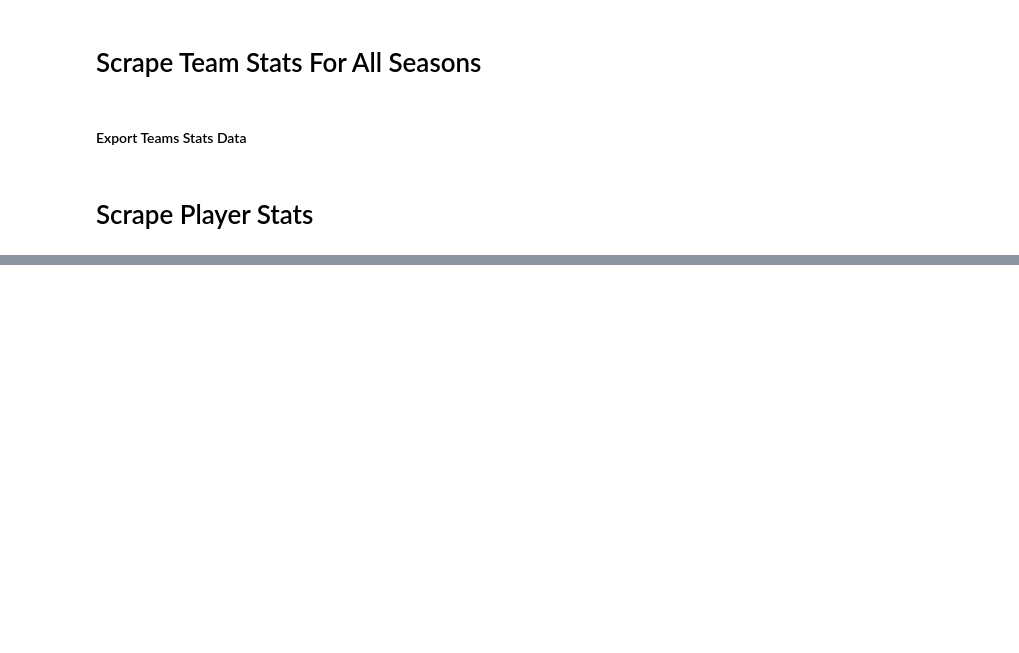
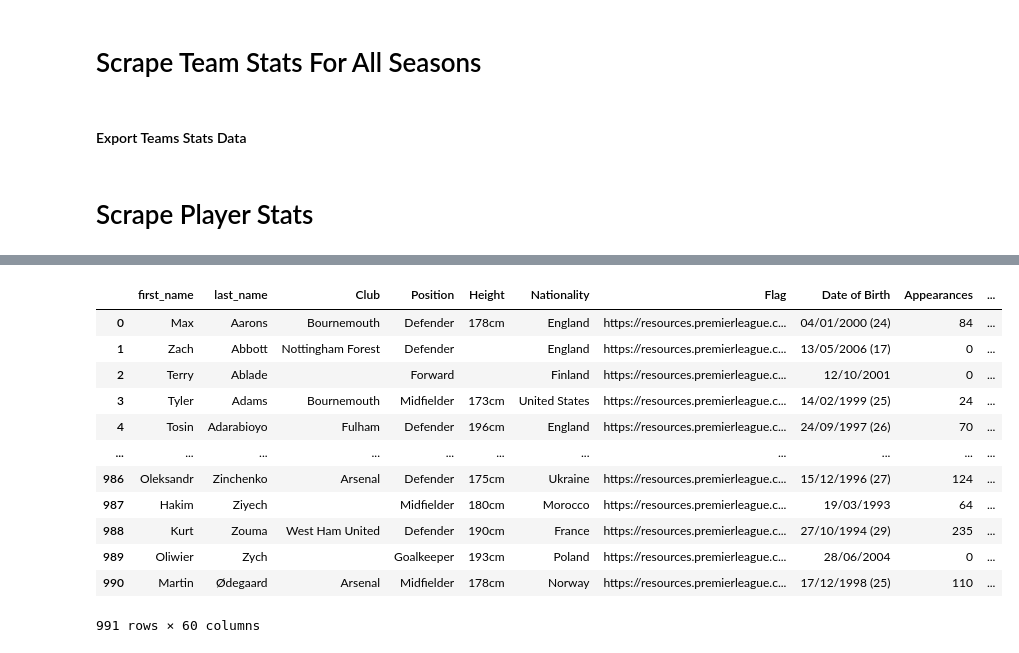
Before and after one commit to thisisgurpal/Premier-League-Analytics, a Jupyter notebook: webscrape.ipynb, the cells around one changed output, grey strips where cells are left out. Saved outputs shown, nothing was run; the diff lists cells and outputs as text; code cells hidden in the pictures; blank space fills up the shorter version.

Commit message:
scraped player stats and saved data

```diff
--- a/webscrape.ipynb
+++ b/webscrape.ipynb
@@ -996,9 +1168,9 @@ PlayerStatsScraper = PlayerStatsScraper()
 # Set url
 url = 'https://www.premierleague.com/players'
 
+# Get links
+PlayerStatsScraper.get_links(url)
+
 # Scrape player stats data
-player_stats = PlayerStatsScraper.scrape_data(url)
-
-# Save data to df
-df_player_stats = pd.DataFrame(player_stats['player_stats'])
+player_stats = PlayerStatsScraper.scrape_data()
 # %% [output]
@@ -1021,0 +1197,16 @@ Stacktrace:
+# %%
+df_player_stats
+# %% [output]
+|  | first_name | last_name | Club | Position | Height | Nationality | Flag | Date of Birth | Appearances | ... |
+| 0 | Max | Aarons | Bournemouth | Defender | 178cm | England | https://resources.premierleague.c... | 04/01/2000 (24) | 84 | ... |
+| 1 | Zach | Abbott | Nottingham Forest | Defender |  | England | https://resources.premierleague.c... | 13/05/2006 (17) | 0 | ... |
+| 2 | Terry | Ablade |  | Forward |  | Finland | https://resources.premierleague.c... | 12/10/2001 | 0 | ... |
+| 3 | Tyler | Adams | Bournemouth | Midfielder | 173cm | United States | https://resources.premierleague.c... | 14/02/1999 (25) | 24 | ... |
+| 4 | Tosin | Adarabioyo | Fulham | Defender | 196cm | England | https://resources.premierleague.c... | 24/09/1997 (26) | 70 | ... |
+| ... | ... | ... | ... | ... | ... | ... | ... | ... | ... | ... |
+| 986 | Oleksandr | Zinchenko | Arsenal | Defender | 175cm | Ukraine | https://resources.premierleague.c... | 15/12/1996 (27) | 124 | ... |
+| 987 | Hakim | Ziyech |  | Midfielder | 180cm | Morocco | https://resources.premierleague.c... | 19/03/1993 | 64 | ... |
+| 988 | Kurt | Zouma | West Ham United | Defender | 190cm | France | https://resources.premierleague.c... | 27/10/1994 (29) | 235 | ... |
+| 989 | Oliwier | Zych |  | Goalkeeper | 193cm | Poland | https://resources.premierleague.c... | 28/06/2004 | 0 | ... |
+| 990 | Martin | Ødegaard | Arsenal | Midfielder | 178cm | Norway | https://resources.premierleague.c... | 17/12/1998 (25) | 110 | ... |
+991 rows × 60 columns
```
Also changed, not shown: parts of 4 cells of this notebook, 1 other file.
